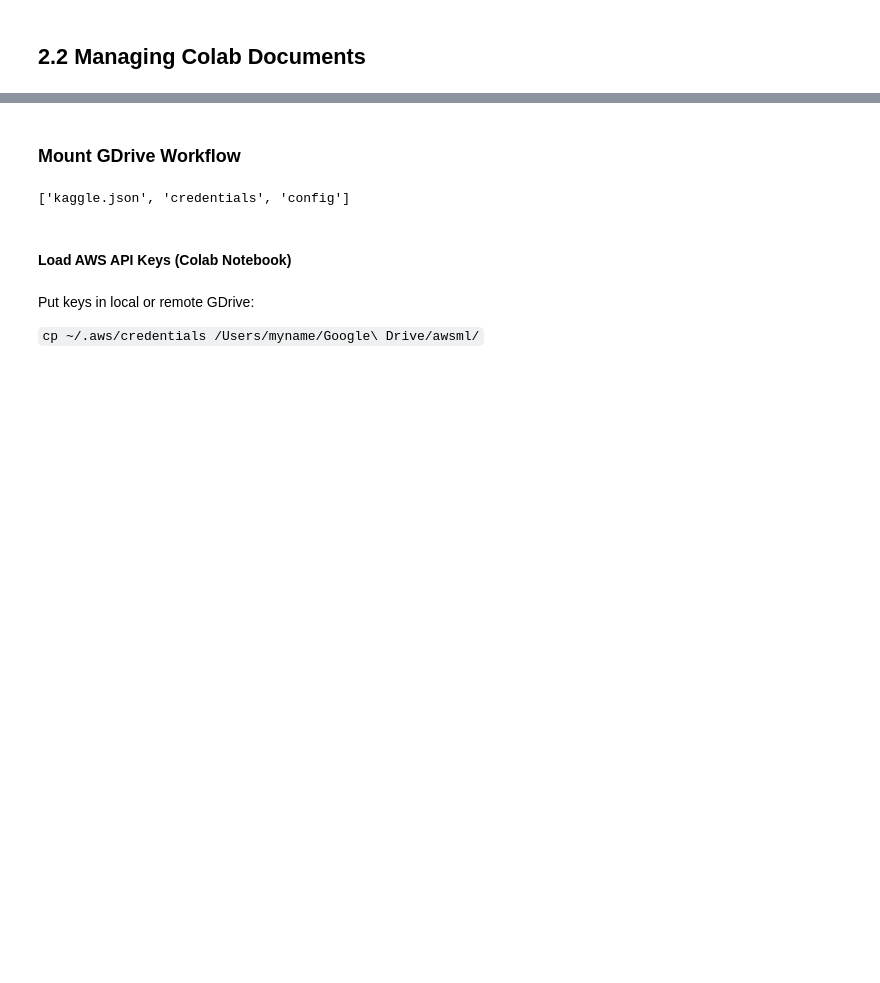
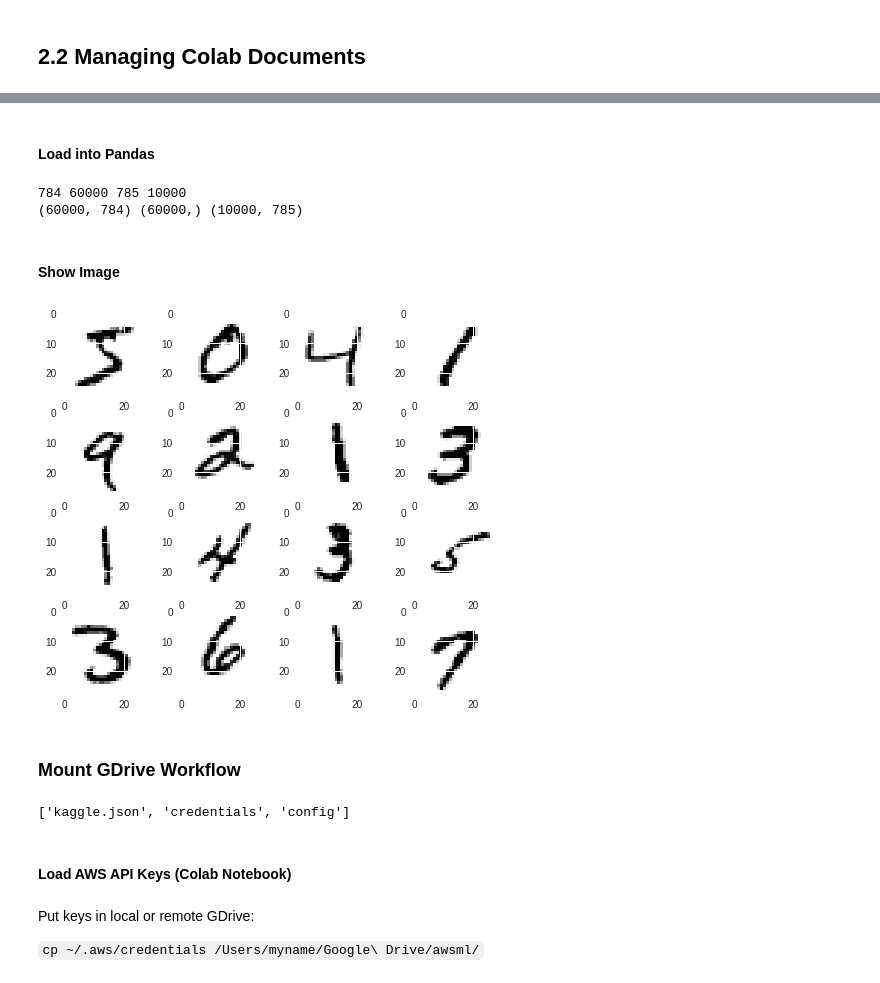
Before and after one commit to paiml/python_for_datascience, a Jupyter notebook: Lesson2_Python_For_Data_Science_Introduction_to_Colab.ipynb, the cells around one changed output, grey strips where cells are left out. Saved outputs shown, nothing was run; the diff lists cells and outputs as text; code cells hidden in the pictures; blank space fills up the shorter version.

```diff
--- a/Lesson2_Python_For_Data_Science_Introduction_to_Colab.ipynb
+++ b/Lesson2_Python_For_Data_Science_Introduction_to_Colab.ipynb
@@ -65,3 +172,48 @@ http://colab.research.google.com/github/paiml/
+# %% [markdown]
+#### Load into Pandas
+# %%
+import pandas as pd
+import numpy as np
+import matplotlib.pyplot as plt
+
+#train
+train_path = "/content/mnist_train.csv"
+data_train = pd.read_csv(train_path)
+y_train = np.array(data_train.iloc[:, 0])
+x_train = np.array(data_train.iloc[:, 1:])
+
+#test
+test_path = "/content/mnist_test.csv"
+data_test = pd.read_csv(test_path)
+x_test = np.array(data_test)
+
+#features
+n_features_train = x_train.shape[1]
+n_samples_train = x_train.shape[0]
+n_features_test = x_test.shape[1]
+n_samples_test = x_test.shape[0]
+print(n_features_train, n_samples_train, n_features_test, n_samples_test)
+print(x_train.shape, y_train.shape, x_test.shape)
+# %% [output]
+784 60000 785 10000
+(60000, 784) (60000,) (10000, 785)
+# %% [markdown]
+#### Show Image
+# %%
+def show_img(x):
+    size_img = 28
+    plt.figure(figsize=(8,7))
+    num_images = 16
+    n_samples = x.shape[0]
+    x = x.reshape(n_samples, size_img, size_img)
+    for i in range(num_images):
+        plt.subplot(4, 4, i+1)
+        plt.imshow(x[i])
+    plt.show()
+
+show_img(x_train)
+# %% [output]
+[figure, added]
 # %% [markdown]
 ### Mount GDrive Workflow
 # %%
```
Also changed, not shown: parts of 27 cells of this notebook.
